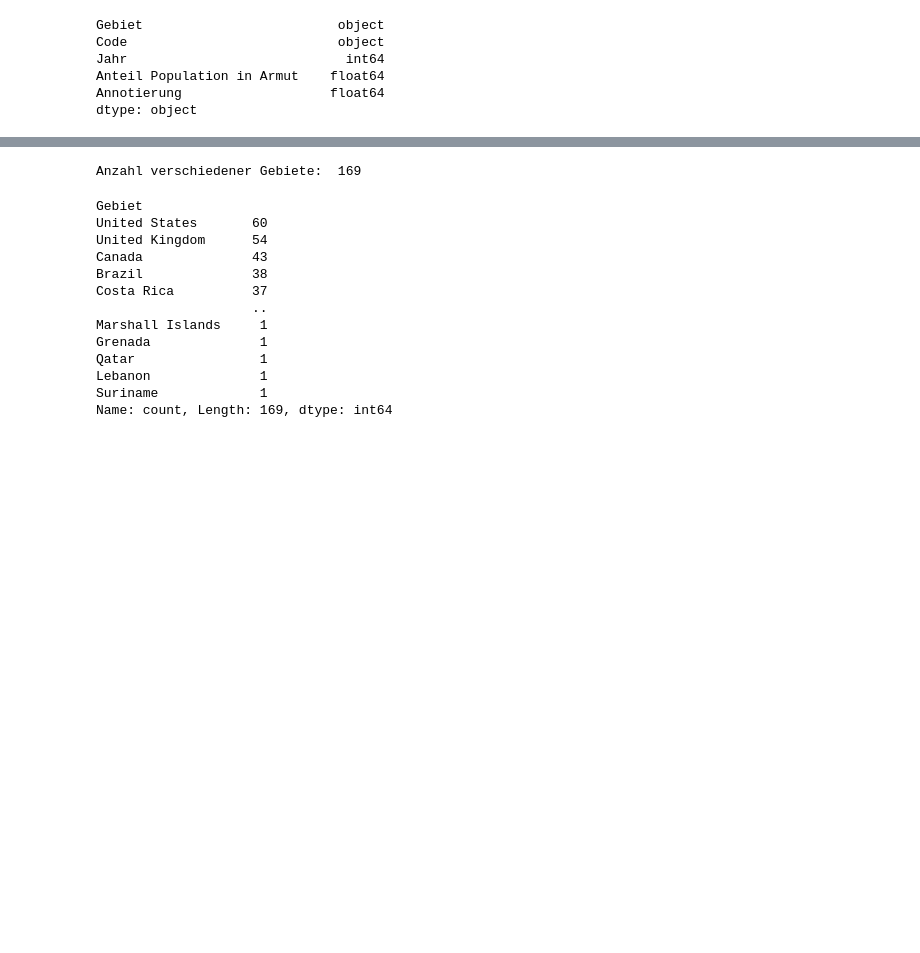
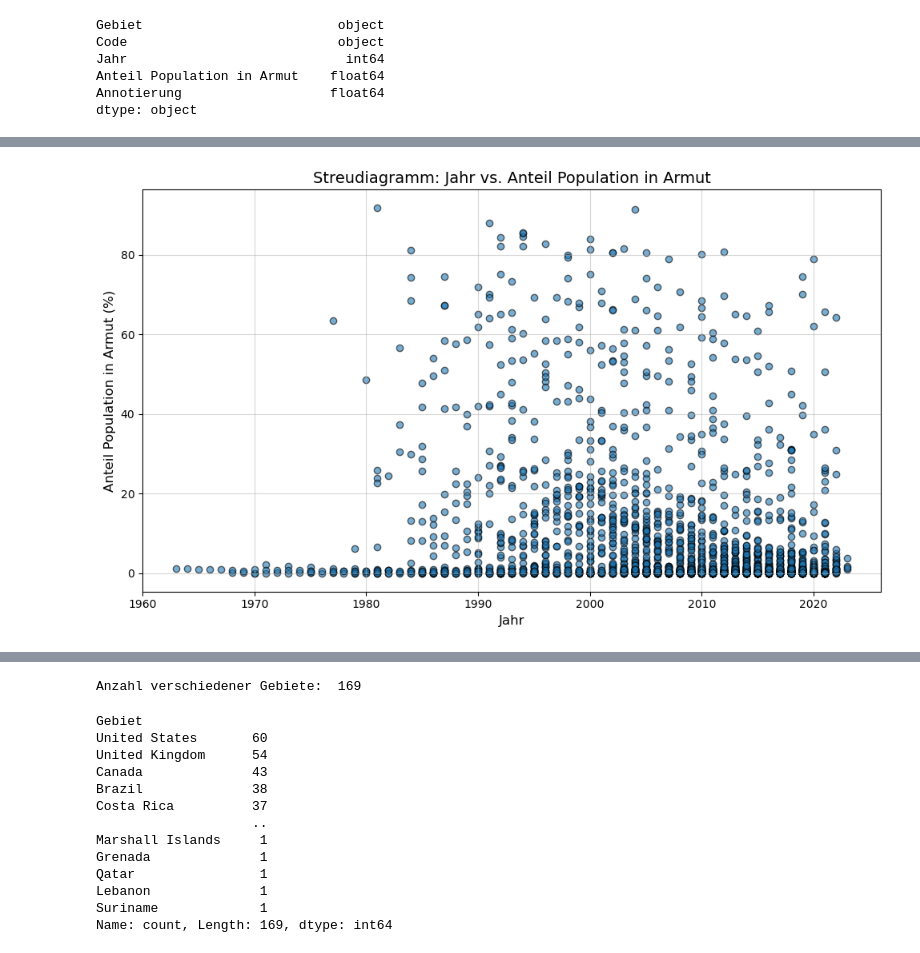
Before and after one commit to karinavonfelbert/Python-Leistungsnachweis, a Jupyter notebook: Python_LN.ipynb, the cells around one changed output, grey strips where cells are left out. Drawn from its saved outputs; the diff is of its cells as text; code cells hidden in the pictures; blank space fills up the shorter version.

```diff
--- a/Python_LN.ipynb
+++ b/Python_LN.ipynb
@@ -87,0 +105,12 @@ dtype: object
+# %%
+# Scatter plot
+plt.figure(figsize=(10, 6))
+plt.scatter(df['Jahr'], df['Anteil Population in Armut'], alpha=0.6, edgecolor='k')
+plt.title('Streudiagramm: Jahr vs. Anteil Population in Armut', fontsize=14)
+plt.xlabel('Jahr', fontsize=12)
+plt.ylabel('Anteil Population in Armut (%)', fontsize=12)
+plt.grid(alpha=0.5)
+plt.tight_layout()
+plt.show()
+# %% [output]
+[figure, added]
```
Also changed, not shown: parts of 20 cells of this notebook.
